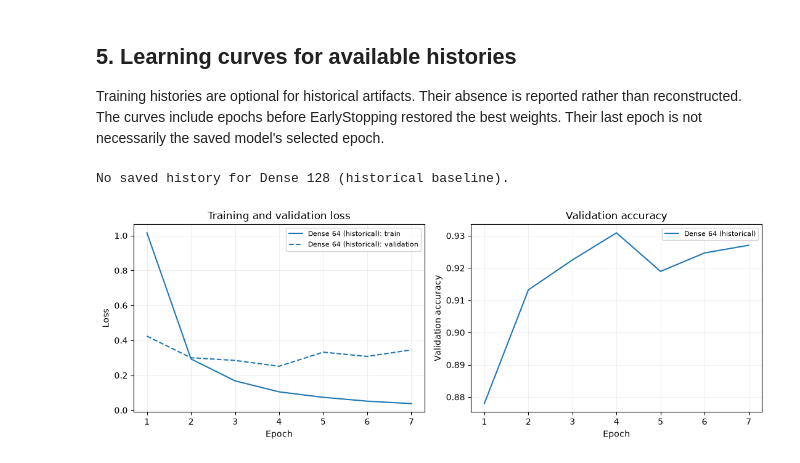
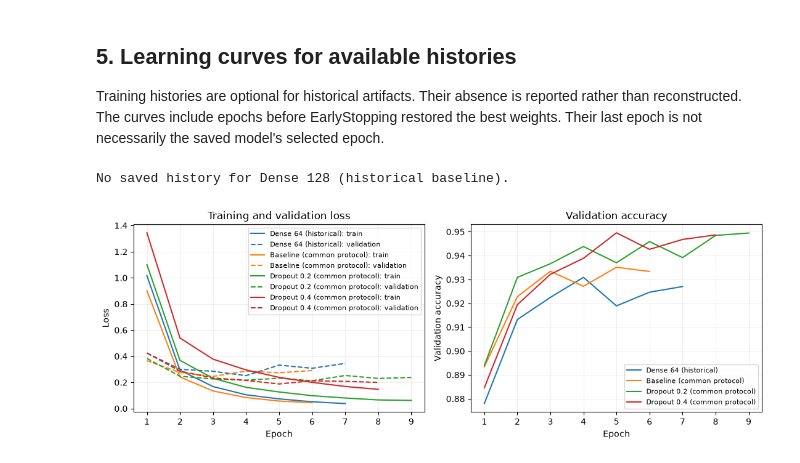
Before and after one commit to nailito/katakana-recognition, a Jupyter notebook: notebooks/04_model_comparison.ipynb, the cells around one changed output. Saved outputs shown, nothing was run; the diff lists cells and outputs as text; code cells hidden in the pictures.

Commit message:
feat: add dropout variants and document validation results and next steps

```diff
--- a/notebooks/04_model_comparison.ipynb
+++ b/notebooks/04_model_comparison.ipynb
@@ -85,9 +100,17 @@ To compare a new run, add its saved `.keras` path to `artifacts`. A model file m
 artifacts = {
     "Dense 128 (historical baseline)": project_root / "models" / "katakana_baseline.keras",
     "Dense 64 (historical)": project_root / "models" / "katakana_dense64.keras",
+    "Baseline (common protocol)": project_root / "models" / "dropout_study_baseline_seed12.keras",
+    "Dropout 0.2 (common protocol)": project_root / "models" / "dropout_study_dropout20_seed12.keras",
+    "Dropout 0.4 (common protocol)": project_root / "models" / "dropout_study_dropout40_seed12.keras",
 }
 
-comparison = compare_models(artifacts, df_valid, unique_char, batch_size=BATCH_SIZE)
+available_artifacts = {name: path for name, path in artifacts.items() if path.is_file()}
+pending_artifacts = {name: path for name, path in artifacts.items() if not path.is_file()}
+for name in pending_artifacts:
+    print(f"Not trained/saved yet: {name}")
+
+comparison = compare_models(available_artifacts, df_valid, unique_char, batch_size=BATCH_SIZE)
 display(comparison.style.format({
     "Parameters": "{:,.0f}",
     "Validation accuracy": "{:.2%}",
@@ -107,29 +133,29 @@ comparison.to_csv(reports_dir / "model_comparison.csv")
 Training histories are optional for historical artifacts. Their absence is reported rather than reconstructed. The curves include epochs before EarlyStopping restored the best weights. Their last epoch is not necessarily the saved model's selected epoch.
 # %%
 available_histories = {}
-for name, path in artifacts.items():
+for name, path in available_artifacts.items():
     history_path = path.with_name(path.stem + "_history.json")
     if history_path.exists():
         available_histories[name] = json.loads(history_path.read_text())
     else:
         print(f"No saved history for {name}.")
 
 if available_histories:
     fig, axes = plt.subplots(1, 2, figsize=(11, 4))
     for name, values in available_histories.items():
         epochs = range(1, len(values["loss"]) + 1)
         line, = axes[0].plot(epochs, values["loss"], label=f"{name}: train")
         axes[0].plot(epochs, values["val_loss"], linestyle="--",
                      color=line.get_color(), label=f"{name}: validation")
         axes[1].plot(epochs, values["val_accuracy"], label=name)
     axes[0].set(xlabel="Epoch", ylabel="Loss", title="Training and validation loss")
     axes[1].set(xlabel="Epoch", ylabel="Validation accuracy", title="Validation accuracy")
     for ax in axes:
         ax.legend(fontsize=8)
         ax.grid(alpha=0.2)
     fig.tight_layout()
     plt.show()
 # %% [output]
 No saved history for Dense 128 (historical baseline).
-[figure, old version]
+[figure, new version]
 # %% [markdown]
```
Also changed, not shown: parts of 6 cells of this notebook, 20 other files.
